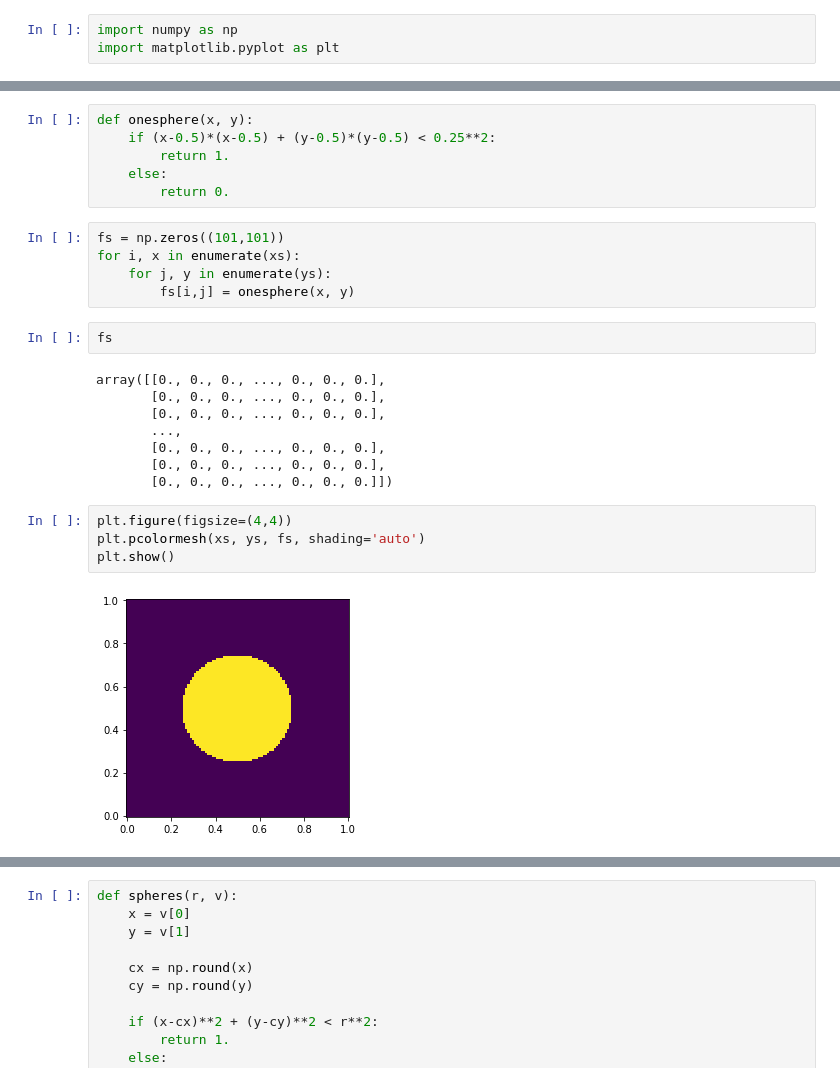
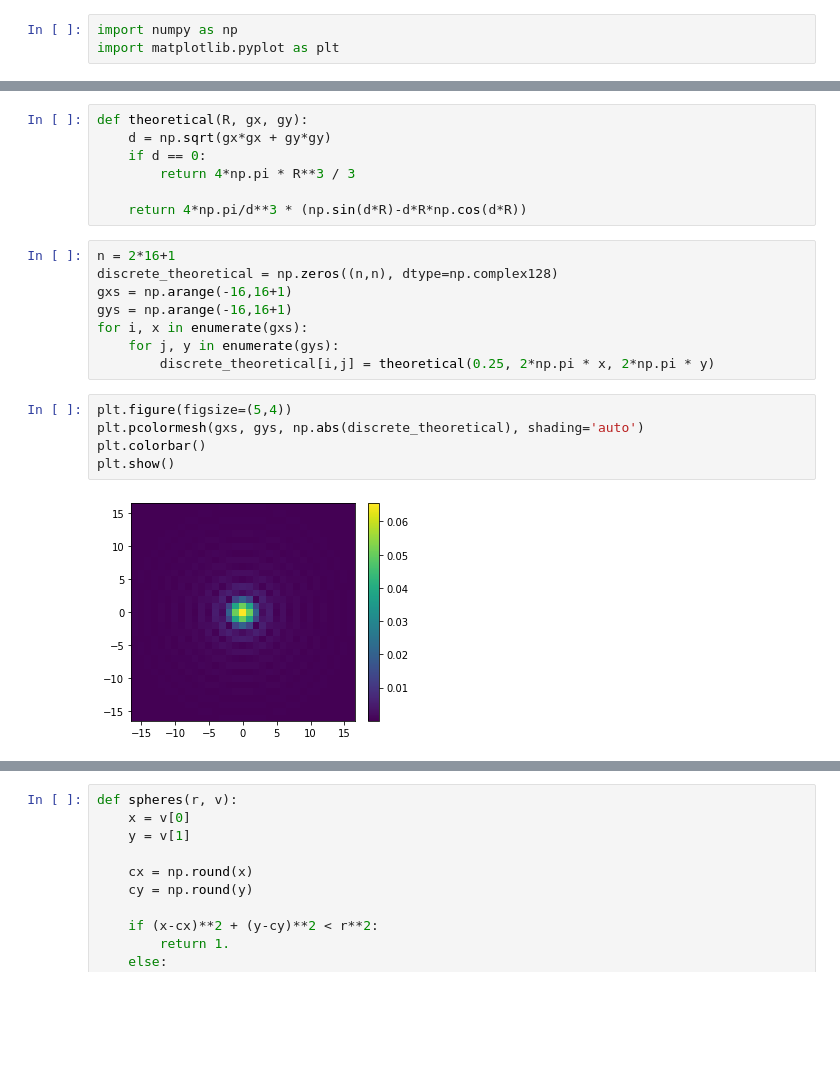
Before and after one commit to markus7800/VoxelNet, a Jupyter notebook: voxelization.ipynb, the cells around one changed output, grey strips where cells are left out. Drawn from its saved outputs; the diff is of its cells as text; blank space fills up the shorter version.

```diff
--- a/voxelization.ipynb
+++ b/voxelization.ipynb
@@ -296,27 +293,22 @@ ys = xs
-# %%
-def onesphere(x, y):
-    if (x-0.5)*(x-0.5) + (y-0.5)*(y-0.5) < 0.25**2:
-        return 1.
-    else:
-        return 0.
-# %%
-fs = np.zeros((101,101))
-for i, x in enumerate(xs):
-    for j, y in enumerate(ys):
-        fs[i,j] = onesphere(x, y)
-# %%
-fs
-# %% [output]
-array([[0., 0., 0., ..., 0., 0., 0.],
-       [0., 0., 0., ..., 0., 0., 0.],
-       [0., 0., 0., ..., 0., 0., 0.],
-       ...,
-       [0., 0., 0., ..., 0., 0., 0.],
-       [0., 0., 0., ..., 0., 0., 0.],
-       [0., 0., 0., ..., 0., 0., 0.]])
+# %%
+def theoretical(R, gx, gy):
+    d = np.sqrt(gx*gx + gy*gy)
+    if d == 0:
+        return 4*np.pi * R**3 / 3
+
+    return 4*np.pi/d**3 * (np.sin(d*R)-d*R*np.cos(d*R))
+# %%
+n = 2*16+1
+discrete_theoretical = np.zeros((n,n), dtype=np.complex128)
+gxs = np.arange(-16,16+1)
+gys = np.arange(-16,16+1)
+for i, x in enumerate(gxs):
+    for j, y in enumerate(gys):
+        discrete_theoretical[i,j] = theoretical(0.25, 2*np.pi * x, 2*np.pi * y)
 # %%
-plt.figure(figsize=(4,4))
-plt.pcolormesh(xs, ys, fs, shading='auto')
+plt.figure(figsize=(5,4))
+plt.pcolormesh(gxs, gys, np.abs(discrete_theoretical), shading='auto')
+plt.colorbar()
 plt.show()
 # %% [output]
-[figure, old version]
+[figure, new version]
```
Also changed, not shown: parts of 28 cells of this notebook.
